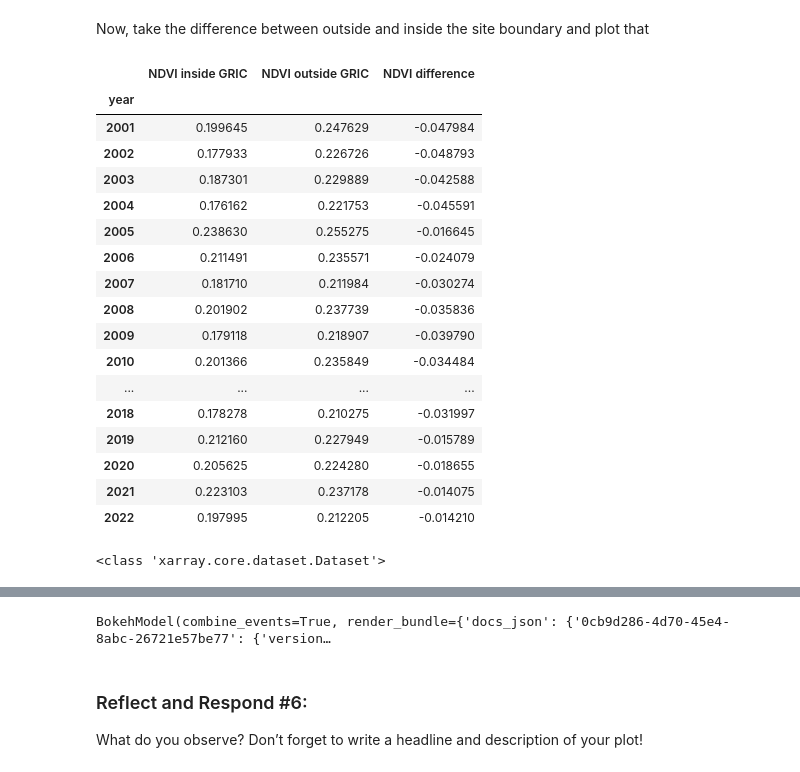
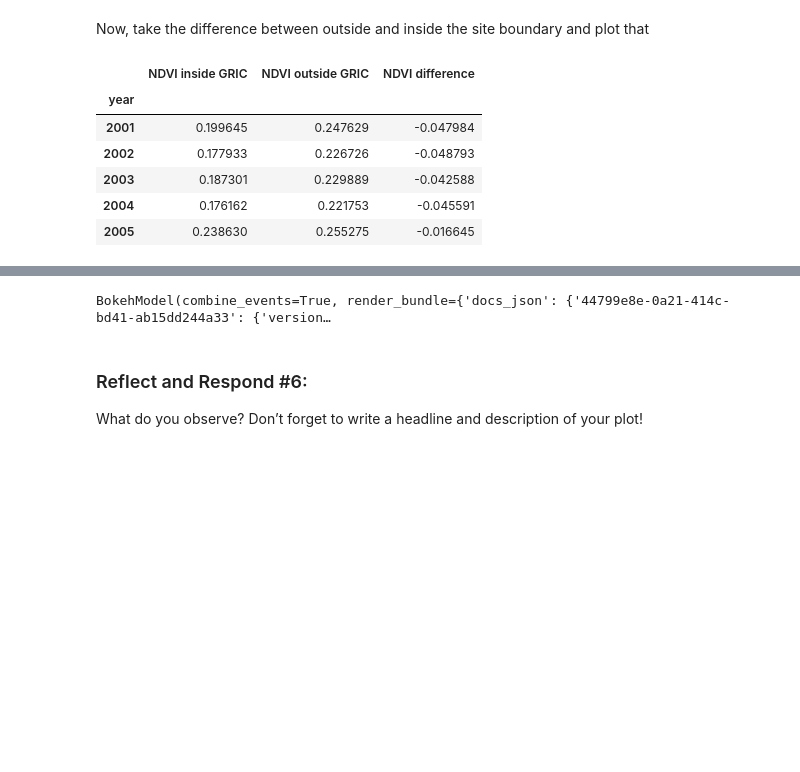
Before and after one commit to hakimsaad9387/03-vegetation-fall-template, a Jupyter notebook: notebooks/05-vegetation-summarize.ipynb, the cells around one changed output, grey strips where cells are left out. Saved outputs shown, nothing was run; the diff lists cells and outputs as text; code cells hidden in the pictures; blank space fills up the shorter version.

```diff
--- a/notebooks/05-vegetation-summarize.ipynb
+++ b/notebooks/05-vegetation-summarize.ipynb
@@ -111,7 +111,3 @@ ndvi_in_da = ndvi_da.rio.clip(boundary_gdf.geometry, from_disk = True)
 # %%
 ### clip data to outside the reservation's boundaries
 ndvi_out_da = ndvi_da.rio.clip(out_gdf.geometry, from_disk = True)
-# %%
-ndvi_out_da = ndvi_out_da.assign_coords(year = ndvi_out_da.date.dt.year.values)
-
-ndvi_out_da
@@ -253,34 +237,19 @@ Now, take the difference between outside and inside the site boundary and plot t
 # %%
 ### create a column for difference in July NDVI
 july_ndvi_df['NDVI difference'] = (
     july_ndvi_df['NDVI inside GRIC']
     - july_ndvi_df['NDVI outside GRIC']
 )
 
-july_ndvi_df
+july_ndvi_df.head()
 # %% [output]
 |  | NDVI inside GRIC | NDVI outside GRIC | NDVI difference |
 | year |  |  |  |
 | 2001 | 0.199645 | 0.247629 | -0.047984 |
 | 2002 | 0.177933 | 0.226726 | -0.048793 |
 | 2003 | 0.187301 | 0.229889 | -0.042588 |
 | 2004 | 0.176162 | 0.221753 | -0.045591 |
 | 2005 | 0.238630 | 0.255275 | -0.016645 |
-| 2006 | 0.211491 | 0.235571 | -0.024079 |
-| 2007 | 0.181710 | 0.211984 | -0.030274 |
-| 2008 | 0.201902 | 0.237739 | -0.035836 |
-| 2009 | 0.179118 | 0.218907 | -0.039790 |
-| 2010 | 0.201366 | 0.235849 | -0.034484 |
-| ... | ... | ... | ... |
-| 2018 | 0.178278 | 0.210275 | -0.031997 |
-| 2019 | 0.212160 | 0.227949 | -0.015789 |
-| 2020 | 0.205625 | 0.224280 | -0.018655 |
-| 2021 | 0.223103 | 0.237178 | -0.014075 |
-| 2022 | 0.197995 | 0.212205 | -0.014210 |
-# %%
-print(type(ndvi_in_da))
-# %% [output]
-<class 'xarray.core.dataset.Dataset'>
 # %%
 ### plot difference inside and outside the boundary
 july_ndvi_df['NDVI difference'].hvplot(
@@ -300,9 +269,9 @@ july_ndvi_df['NDVI difference'].hvplot(
 # %% [output]
 [interactive output not drawn]
 # %%
-### plot yearly mean NDVI inside/outside GRIC
+### plot annual mean NDVI inside/outside GRIC
 
-### plot yearly mean ndvi
+### plot annual mean ndvi
 ndvi_yr_plot = (
     ndvi_da
 
@@ -328,7 +297,7 @@ ndvi_yr_plot = (
         geo = True,
 
         ### set title
-        title = 'Yearly Mean NDVI Inside and Outside GRIC'
+        title = 'Annual Mean NDVI Inside and Outside GRIC'
     )
 )
 
@@ -351,7 +320,7 @@ combined_plot = ndvi_yr_plot * boundary_plot
 ### wrap plots in Panel layout
 pn.panel(combined_plot, widget_location = 'bottom')
 # %% [output]
-BokehModel(combine_events=True, render_bundle={'docs_json': {'0cb9d286-4d70-45e4-8abc-26721e57be77': {'version…
+BokehModel(combine_events=True, render_bundle={'docs_json': {'44799e8e-0a21-414c-bd41-ab15dd244a33': {'version…
 # %% [markdown]
 ### Reflect and Respond #6:
 What do you observe? Don’t forget to write a headline and description of your plot!
```
Also changed, not shown: parts of 8 cells of this notebook, 3 other files.
